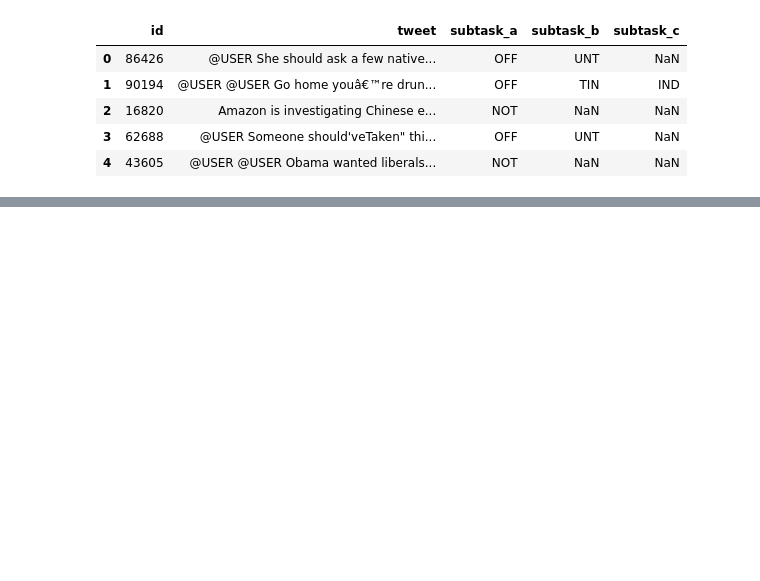
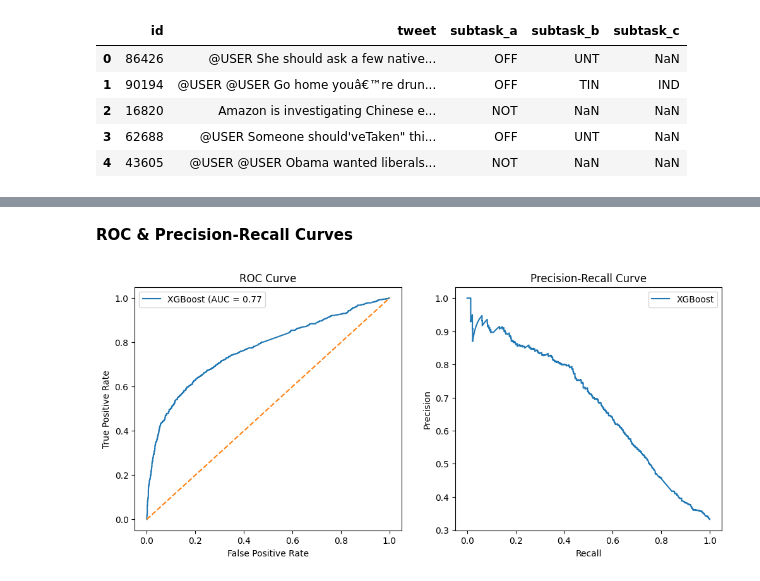
Before and after one commit to victoriyayeotobo/NLP-CW1, a Jupyter notebook: NLP_CW1.ipynb, the cells around one changed output, grey strips where cells are left out. Saved outputs shown, nothing was run; the diff lists cells and outputs as text; code cells hidden in the pictures; blank space fills up the shorter version.

```diff
--- a/NLP_CW1.ipynb
+++ b/NLP_CW1.ipynb
@@ -448,0 +200,28 @@ Evaluating Support Vector Machine with probability-based metrics.
+# %% [markdown]
+**ROC & Precision-Recall Curves**
+# %%
+def plot_roc_pr_curves(model, X_test, y_test, model_name):
+    y_prob = model.predict_proba(X_test)[:, 1]
+    fpr, tpr, _ = roc_curve(y_test, y_prob)
+    precision, recall, _ = precision_recall_curve(y_test, y_prob)
+
+    plt.figure(figsize=(12, 5))
+    plt.subplot(1, 2, 1)
+    plt.plot(fpr, tpr, label=f'{model_name} (AUC = {roc_auc_score(y_test, y_prob):.2f}')
+    plt.plot([0, 1], [0, 1], linestyle='--')
+    plt.xlabel('False Positive Rate')
+    plt.ylabel('True Positive Rate')
+    plt.title('ROC Curve')
+    plt.legend()
+
+    plt.subplot(1, 2, 2)
+    plt.plot(recall, precision, label=f'{model_name}')
+    plt.xlabel('Recall')
+    plt.ylabel('Precision')
+    plt.title('Precision-Recall Curve')
+    plt.legend()
+    plt.show()
+
+plot_roc_pr_curves(best_model, X_test, y_test, "XGBoost")
+# %% [output]
+[figure, added]
```
Also changed, not shown: parts of 28 cells of this notebook.
